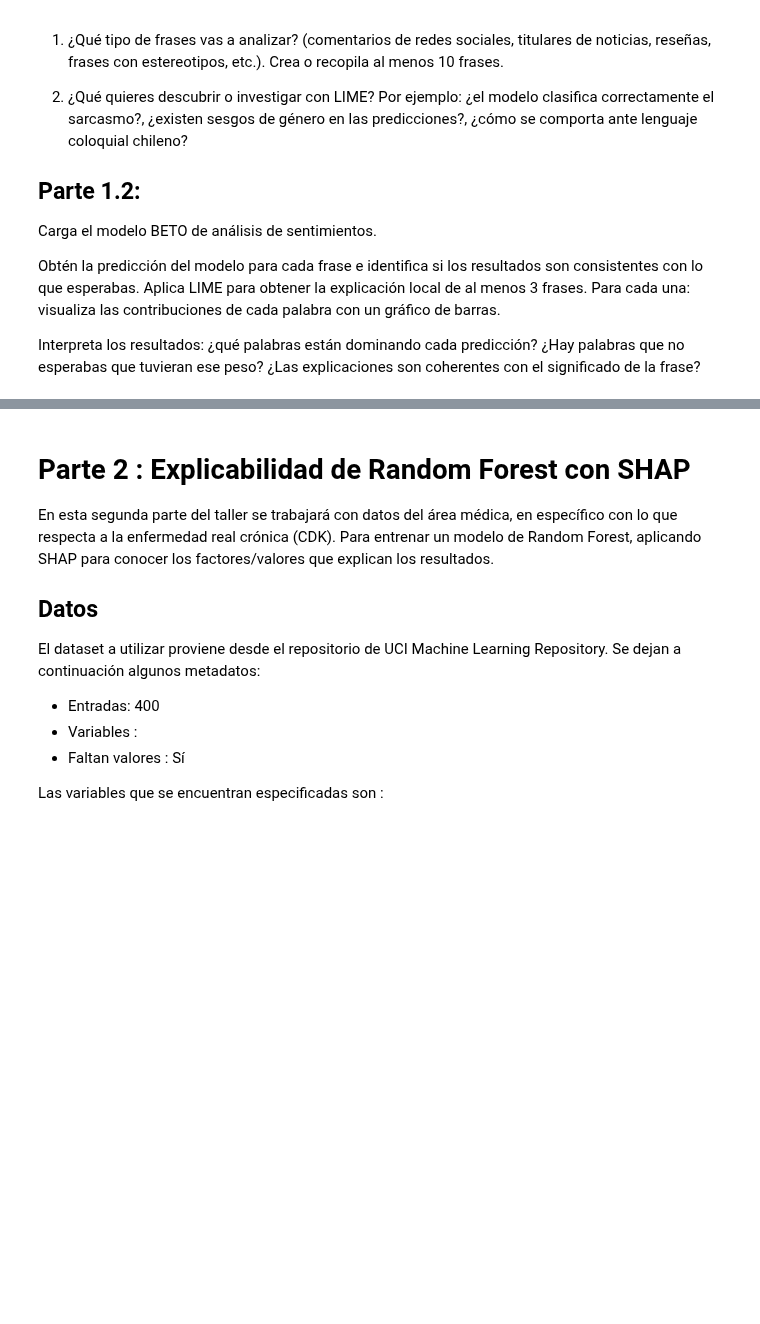
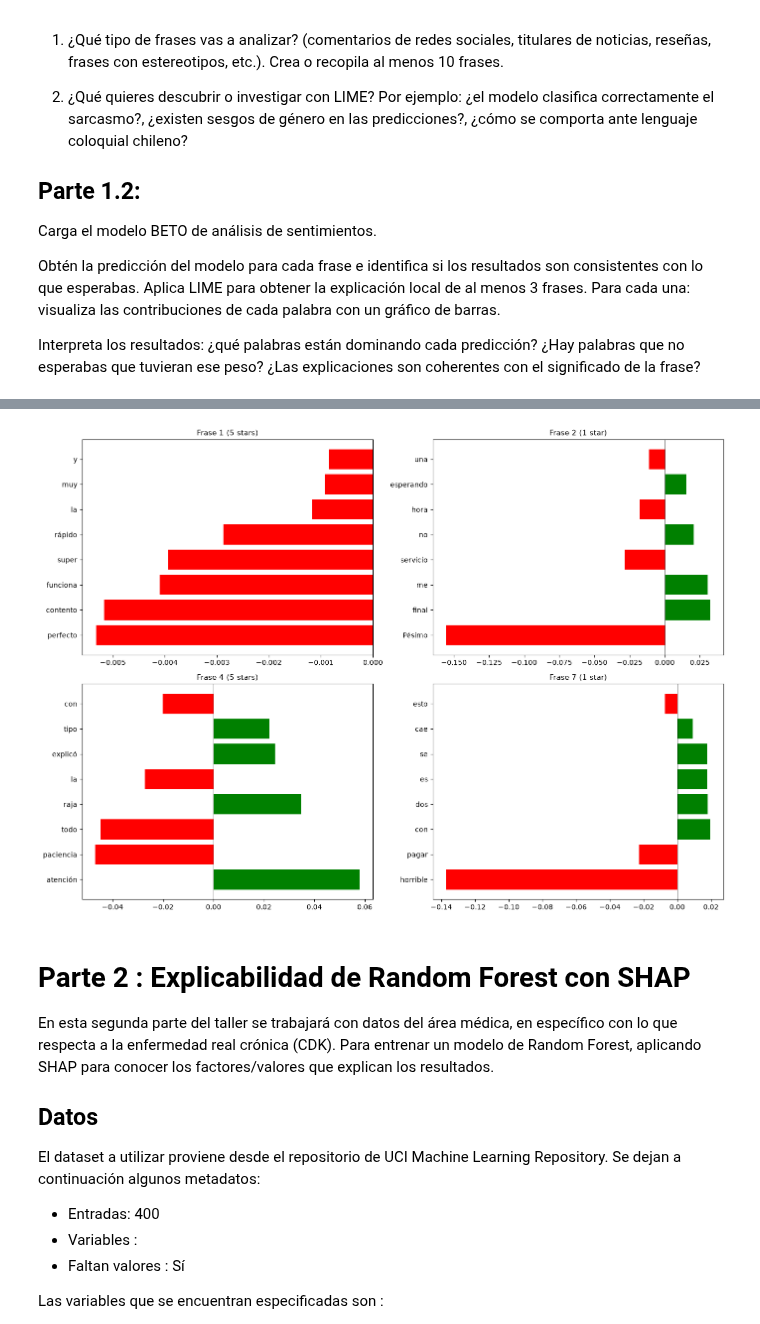
Before and after one commit to ArmandoArV/Maestria-IA, a Jupyter notebook: Etica/Laboratorios/Laboratorio1/Taller_sumativo_1_fil_2000.ipynb, the cells around one changed output, grey strips where cells are left out. Drawn from its saved outputs; the diff is of its cells as text; code cells hidden in the pictures; blank space fills up the shorter version.

```diff
--- a/Etica/Laboratorios/Laboratorio1/Taller_sumativo_1_fil_2000.ipynb
+++ b/Etica/Laboratorios/Laboratorio1/Taller_sumativo_1_fil_2000.ipynb
@@ -75,0 +107,6 @@ Interpreta los resultados: ¿qué palabras están dominando cada predicción? ¿
+# %%
+for i, frase in enumerate(frases):
+    resultado = clasificador(frase)
+    top = max(resultado[0], key=lambda x: x['score'])
+    print(f"Frase {i+1}: {top['label']} ({top['score']:.3f})")
+    print(f"  >> {frase}\n")
@@ -75,0 +131,13 @@ Interpreta los resultados: ¿qué palabras están dominando cada predicción? ¿
+# %%
+# wrapper para que LIME pueda usar el clasificador
+# necesita recibir una lista de textos y devolver probabilidades
+def predict_proba(textos):
+    resultados = clasificador(textos, batch_size=8)
+    probs = []
+    for res in resultados:
+        sorted_res = sorted(res, key=lambda x: x['label'])
+        probs.append([r['score'] for r in sorted_res])
+    return np.array(probs)
+
+nombres_clases = ['1 star', '2 stars', '3 stars', '4 stars', '5 stars']
+explainer = LimeTextExplainer(class_names=nombres_clases)
@@ -76,3 +188,32 @@ Interpreta los resultados: ¿qué palabras están dominando cada predicción? ¿
+# %%
+fig, axes = plt.subplots(2, 2, figsize=(14, 10))
+axes = axes.flatten()
+
+for i, idx in enumerate(indices):
+    exp = explainer.explain_instance(
+        frases[idx],
+        predict_proba,
+        num_features=8,
+        num_samples=500
+    )
+
+    pred = max(clasificador(frases[idx])[0], key=lambda x: x['score'])
+    top_label = exp.available_labels()[0]
+    contribuciones = exp.as_list(label=top_label)
+
+    palabras = [c[0] for c in contribuciones]
+    pesos = [c[1] for c in contribuciones]
+    colores = ['green' if p > 0 else 'red' for p in pesos]
+
+    axes[i].barh(palabras, pesos, color=colores)
+    axes[i].set_title(f'Frase {idx+1} ({pred["label"]})', fontsize=11)
+    axes[i].axvline(x=0, color='black', linewidth=0.5)
+
+plt.tight_layout()
+plt.savefig('lime_contribuciones.png', dpi=150, bbox_inches='tight')
+plt.show()
+# %% [output]
+[figure, added]
 # %% [markdown]
 # Parte 2 : Explicabilidad de Random Forest con SHAP
 
```
Also changed, not shown: parts of 37 cells of this notebook, 13 other files.
